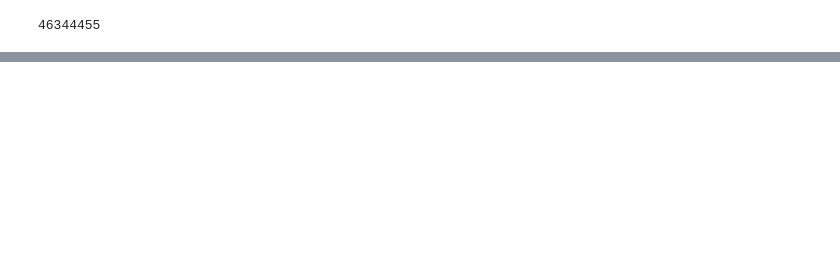
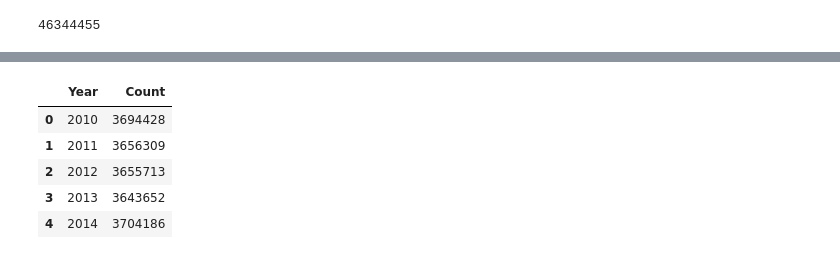
Before and after one commit to OneRaise5385/DataScience, a Jupyter notebook: prac06.ipynb, the cells around one changed output, grey strips where cells are left out. Saved outputs shown, nothing was run; the diff lists cells and outputs as text; code cells hidden in the pictures; blank space fills up the shorter version.

```diff
--- a/prac06.ipynb
+++ b/prac06.ipynb
@@ -170,0 +229,11 @@ baby['Count'].sum()
+# %%
+count_by_year = baby.groupby('Year')['Count'].sum().reset_index()
+# rest_index()能将series转换为DataFrame
+count_by_year.head()
+# %% [output]
+|  | Year | Count |
+| 0 | 2010 | 3694428 |
+| 1 | 2011 | 3656309 |
+| 2 | 2012 | 3655713 |
+| 3 | 2013 | 3643652 |
+| 4 | 2014 | 3704186 |
```
Also changed, not shown: parts of 16 cells of this notebook, 1 other file.
